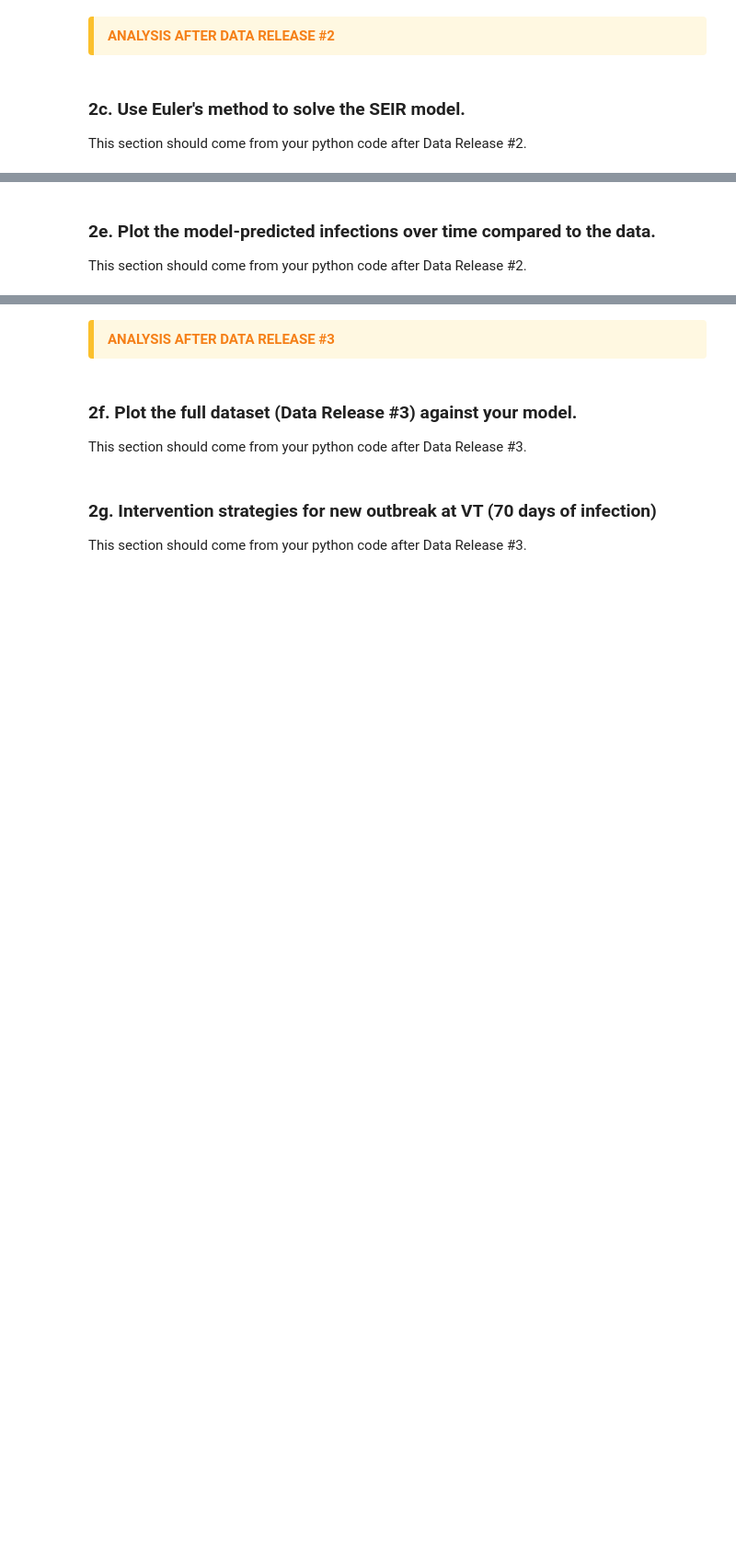
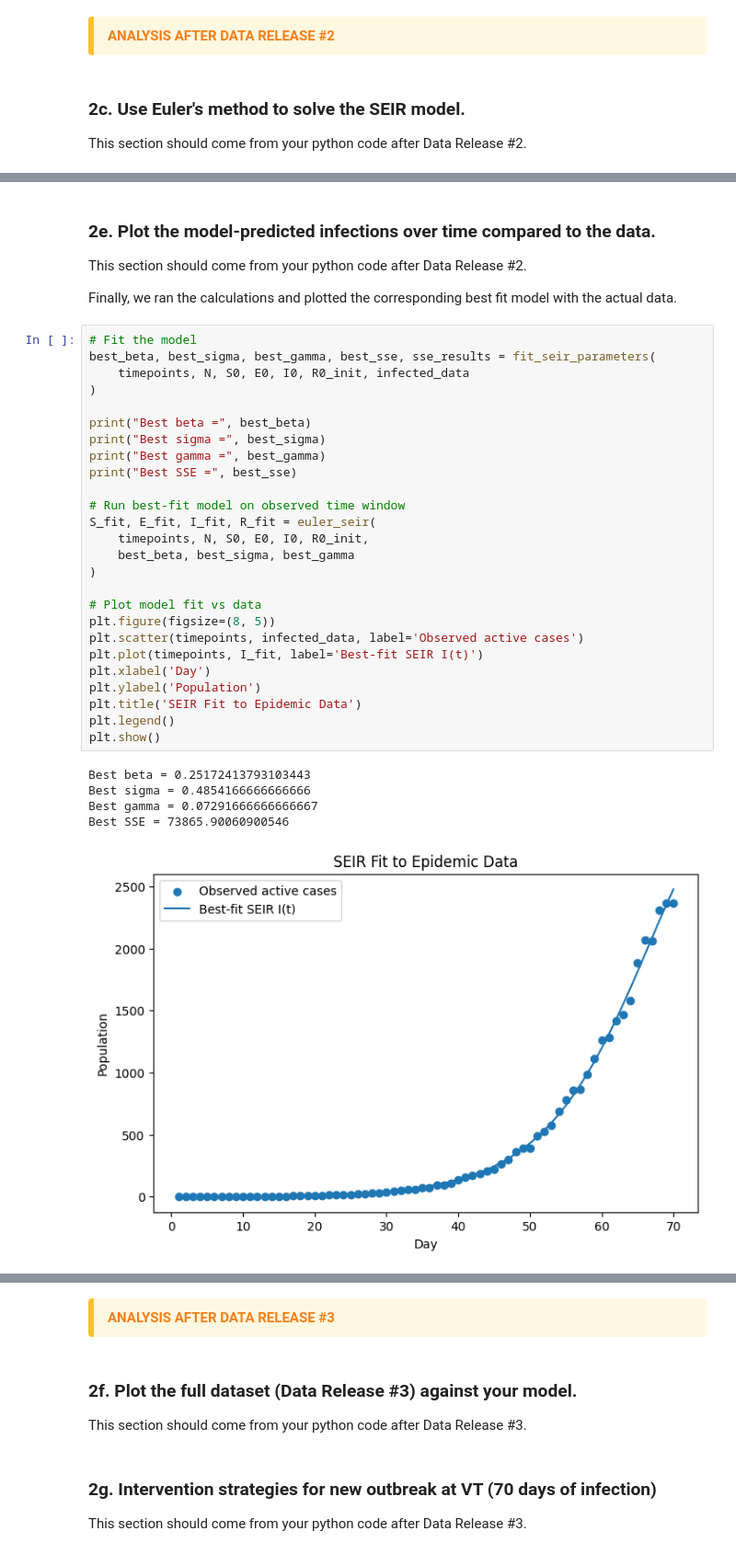
Before and after one commit to Dani-F-06/Module-2-Epidemics-SIR-Modeling, a Jupyter notebook: Notebook examples/Template_student_final_notebook.ipynb, the cells around one changed output, grey strips where cells are left out. Shown at 92% size. Saved outputs shown, nothing was run; the diff lists cells and outputs as text; blank space fills up the shorter version.

Commit message:
Updating module 2 notebook with SEIR code

```diff
--- a/Notebook examples/Template_student_final_notebook.ipynb
+++ b/Notebook examples/Template_student_final_notebook.ipynb
@@ -138,6 +254,40 @@ This section should come from your python code after Data Release #2.
 # %% [markdown]
 ### 2e. Plot the model-predicted infections over time compared to the data.
 This section should come from your python code after Data Release #2.
+
+Finally, we ran the calculations and plotted the corresponding best fit model with the actual data.
+# %%
+# Fit the model
+best_beta, best_sigma, best_gamma, best_sse, sse_results = fit_seir_parameters(
+    timepoints, N, S0, E0, I0, R0_init, infected_data
+)
+
+print("Best beta =", best_beta)
+print("Best sigma =", best_sigma)
+print("Best gamma =", best_gamma)
+print("Best SSE =", best_sse)
+
+# Run best-fit model on observed time window
+S_fit, E_fit, I_fit, R_fit = euler_seir(
+    timepoints, N, S0, E0, I0, R0_init,
+    best_beta, best_sigma, best_gamma
+)
+
+# Plot model fit vs data
+plt.figure(figsize=(8, 5))
+plt.scatter(timepoints, infected_data, label='Observed active cases')
+plt.plot(timepoints, I_fit, label='Best-fit SEIR I(t)')
+plt.xlabel('Day')
+plt.ylabel('Population')
+plt.title('SEIR Fit to Epidemic Data')
+plt.legend()
+plt.show()
+# %% [output]
+Best beta = 0.25172413793103443
+Best sigma = 0.4854166666666666
+Best gamma = 0.07291666666666667
+Best SSE = 73865.90060900546
+[figure, added]
 # %% [markdown]
 ### 2e. Predict the day and amount of active cases at the peak of the epidemic spread.
 This section should come from your python code after Data Release #2.
```
Also changed, not shown: parts of 13 cells of this notebook.
